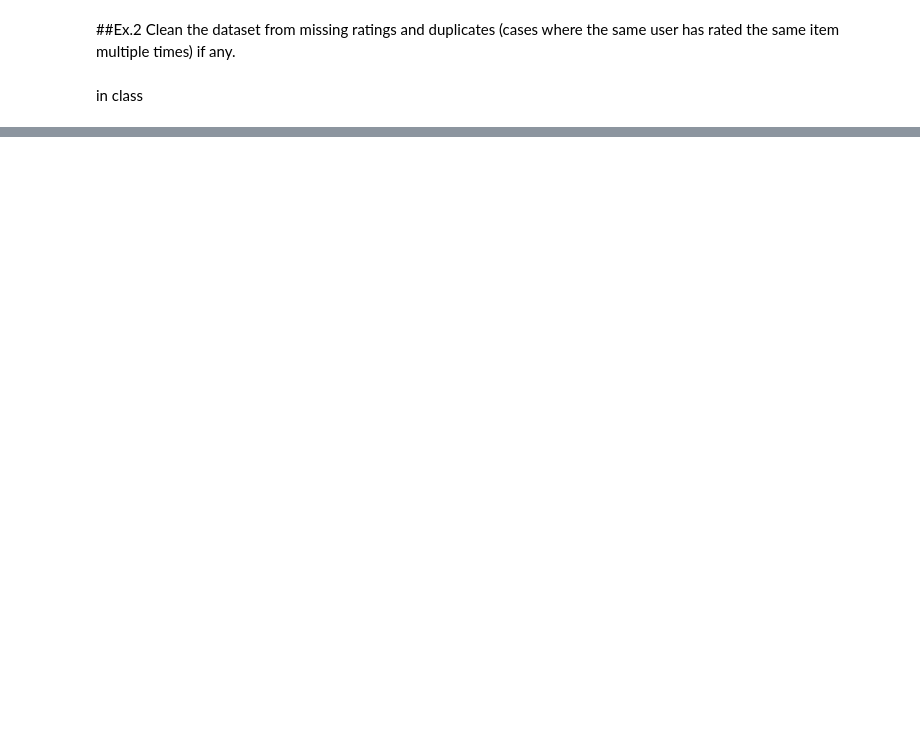
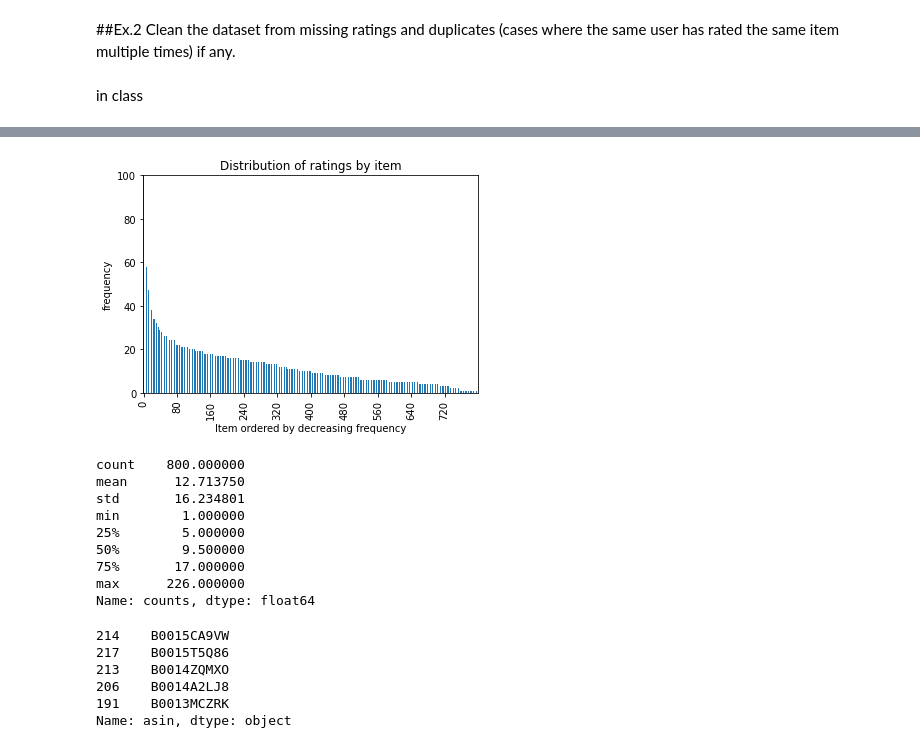
Before and after one commit to vlr112/WebScicence_FinalProject, a Jupyter notebook: Copy_of_parse_and_clean_meta_data.ipynb, the cells around one changed output, grey strips where cells are left out. Saved outputs shown, nothing was run; the diff lists cells and outputs as text; code cells hidden in the pictures; blank space fills up the shorter version.

```diff
--- a/Copy_of_parse_and_clean_meta_data.ipynb
+++ b/Copy_of_parse_and_clean_meta_data.ipynb
@@ -73,4 +42,4 @@ def getDF(path):
   # return pd.DataFrame.from_dict(df)
 
 
-df = getDF('Software_5.json.gz')
+df_software = getDF('Software_5.json.gz')
@@ -158,3 +96,10 @@ bebe.get_test()
+# %%
+# Instantiate Class
+
+software = Data(df_software)
+pre_test = software.pre_test()
+train = software.get_train()
+test = software.get_test()
 # %% [markdown]
 ##Ex.2
 Clean the dataset from missing ratings and duplicates (cases where the same user has rated the same item multiple times) if any.
@@ -181,11 +107,0 @@ taken into account or that may mislead the evaluation?
-# %%
-train = bebe.get_train()
-
-def plot_dist(df,ff):
-
-  ba = df.groupby(ff).agg({'overall': 'count'}).reset_index().drop(ff, axis = 1)
-  plt.hist(ba['overall'], weights=np.ones(len(ba['overall'])) / len(ba['overall']), bins = range(11))
-  plt.xticks(range(10))
-  plt.title(f'Distribution ratings per {ff}')
-  plt.show()
-  return ba.describe()
@@ -276,0 +151,58 @@ number of neignors:
+# %%
+def ex4_2(train):
+
+    # Count occurences per item
+    s = pd.Series(train['asin'].value_counts(), name='counts')
+
+    tr = (s.to_frame())
+
+    #new column for ranking. to make a axis
+    tr['index'] = tr.rank(ascending=False, method='first')
+
+    tr['counts'].plot(kind = 'bar', xticks=tr['index'] )
+    plt.xticks(range(800))
+    plt.locator_params(axis='x', nbins=10)
+
+    plt.ylabel("frequency")
+    plt.xlabel("Item ordered by decreasing frequency")
+    plt.ylim(0, 100)
+
+    plt.title('Distribution of ratings by item')
+
+    plt.show()
+
+    return tr['counts'].describe()
+
+ex4_2(train)
+# %% [output]
+[figure, added]
+count    800.000000
+mean      12.713750
+std       16.234801
+min        1.000000
+25%        5.000000
+50%        9.500000
+75%       17.000000
+max      226.000000
+Name: counts, dtype: float64
+# %%
+#MUST CHECK
+# the top 5 most popular items
+# display(train_set)
+
+
+def top5(df):
+  top_df = df.groupby('asin').mean().reset_index()
+  top_df = top_df.sort_values(by = ['overall'], ascending = False)
+  return top_df['asin'].head(5)
+
+top5_ratings = top5(train)
+
+(top5_ratings)
+# %% [output]
+214    B0015CA9VW
+217    B0015T5Q86
+213    B0014ZQMXO
+206    B0014A2LJ8
+191    B0013MCZRK
+Name: asin, dtype: object
```
Also changed, not shown: parts of 110 cells of this notebook, 3 other files.
